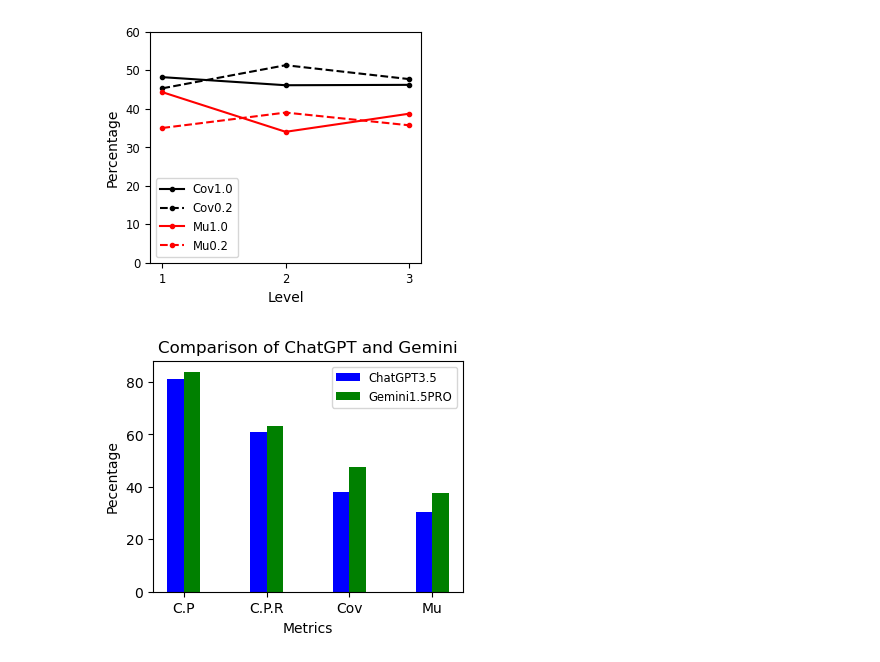
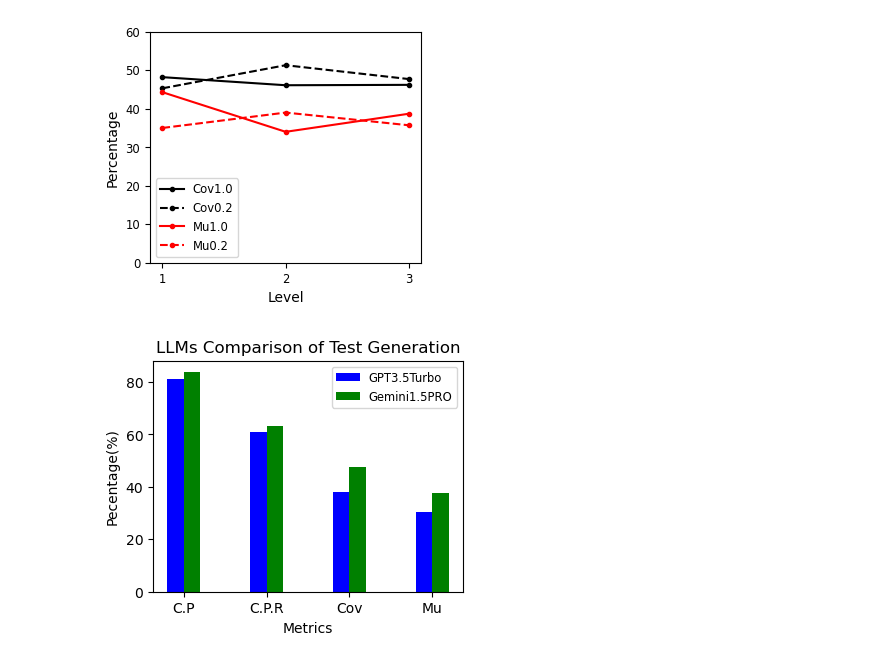
Before and after one commit to 12138mICHAEL1111/llm-test-generation, a Jupyter notebook: chart.ipynb, the cells around one changed output. Drawn from its saved outputs; the diff is of its cells as text; code cells hidden in the pictures.

```diff
--- a/chart.ipynb
+++ b/chart.ipynb
@@ -83,35 +83,35 @@ plt.savefig("chart/gemini/cov&mu.pdf", format='pdf', bbox_inches='tight')
 # %%
 import matplotlib.pyplot as plt
 import numpy as np
 
 # 示例数据
 categories = ['C.P', 'C.P.R', 'Cov', 'Mu']
 GPT = [81.3, 60.8, 38.1, 30.5]
 Gemini = [83.9,63.3,47.5,37.8]
 
 # 每个柱的位置
 x = np.arange(len(categories))  # 标签位置
 width = 0.2  # 柱的宽度
 
 # 创建图形
 plt.figure(figsize=(4, 3))
 
 # 绘制柱状图
-plt.bar(x - width/2, GPT, width, label='ChatGPT3.5', color='blue')
+plt.bar(x - width/2, GPT, width, label='GPT3.5Turbo', color='blue')
 plt.bar(x + width/2, Gemini, width, label='Gemini1.5PRO', color='green')
 
 # 添加标题和轴标签
-plt.title('Comparison of ChatGPT and Gemini')
+plt.title('LLMs Comparison of Test Generation')
 plt.xlabel('Metrics')
-plt.ylabel('Pecentage')
+plt.ylabel('Pecentage(%)')
 
 # 添加类别名称
 plt.xticks(x, categories)
 
 # 添加图例
 plt.legend(fontsize="small")
 
 # 显示图形
-plt.savefig("chart/compare.pdf", format='pdf', bbox_inches='tight')
+plt.savefig("chart/compare_test.pdf", format='pdf', bbox_inches='tight')
 # %% [output]
-[figure, old version]
+[figure, new version]
```
Also changed, not shown: parts of 1 cell of this notebook, 3 other files.
